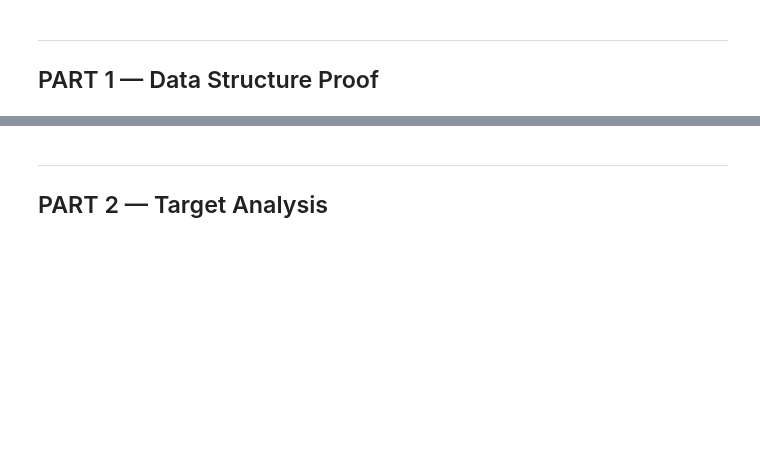
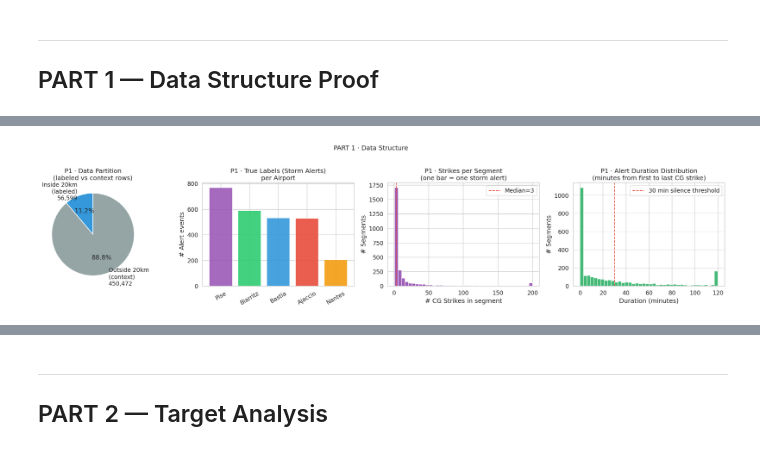
Before and after one commit to Tesfay-Hagos/data-Battle-2026, a Jupyter notebook: notebooks/03_final_eda_and_features.ipynb, the cells around one changed output, grey strips where cells are left out. Cells and saved outputs as stored; diff of their text form; code cells hidden in the pictures; blank space fills up the shorter version.

Commit message:
add report and other required datas here

```diff
--- a/notebooks/03_final_eda_and_features.ipynb
+++ b/notebooks/03_final_eda_and_features.ipynb
@@ -86,9 +105,29 @@ df_inside  = df[df["airport_alert_id"].notna()].copy()   # 56,599 labeled rows
 df_outside = df[df["airport_alert_id"].isna()].copy()    # 450,472 context rows
 df_cg      = df_inside[df_inside["icloud"] == False].copy()  # CG only = model input
 
+# ── TARGET DTYPE NORMALISATION ───────────────────────────────────────────────
+# Normalise explicitly so behaviour is predictable across all pandas versions.
+df_cg["is_last_lightning_cloud_ground"] = (
+    df_cg["is_last_lightning_cloud_ground"]
+    .map({True: True, False: False, 1: True, 0: False,
+          "True": True, "False": False, "true": True, "false": False})
+    .astype(bool)
+)
+df_inside["is_last_lightning_cloud_ground"] = (
+    df_inside["is_last_lightning_cloud_ground"]
+    .map({True: True, False: False, 1: True, 0: False,
+          "True": True, "False": False})
+    .astype(bool)
+)
+assert df_cg["is_last_lightning_cloud_ground"].sum() > 0, \
+    "No True labels found — check source data"
+print(f"✅ Target dtype : {df_cg['is_last_lightning_cloud_ground'].dtype}")
+print(f"✅ True count   : {df_cg['is_last_lightning_cloud_ground'].sum():,}")
+print(f"✅ False count  : {(~df_cg['is_last_lightning_cloud_ground']).sum():,}")
+
 log.info(f"Total rows          : {len(df):,}")
 log.info(f"Inside zone (labeled): {len(df_inside):,}")
 log.info(f"Outside zone (context): {len(df_outside):,}")
 log.info(f"CG strikes (train)  : {len(df_cg):,}")
 log.info(f"Airports            : {sorted(df['airport'].dropna().unique())}")
-log.info(f"True segments       : {(df_cg['is_last_lightning_cloud_ground']=='True').sum():,}")
+log.info(f"True segments       : {df_cg['is_last_lightning_cloud_ground'].sum():,}")
@@ -100,9 +143,9 @@ seg_stats = df_cg.groupby("segment_key").agg(
     airport      = ("airport", "first"),
     n_strikes    = ("lightning_id", "count"),
     n_true       = ("is_last_lightning_cloud_ground",
-                    lambda x: (x == "True").sum()),
+                    lambda x: x.sum()),
     n_false      = ("is_last_lightning_cloud_ground",
-                    lambda x: (x == "False").sum()),
+                    lambda x: (~x).sum()),
     duration_min = ("date",
                     lambda x: (x.max()-x.min()).total_seconds()/60),
     date_start   = ("date", "min"),
@@ -135,40 +221,42 @@ axes[0].pie(
 axes[0].set_title("P1 · Data Partition\n(labeled vs context rows)")
 
 # Bar: True label count per airport
-ap_true = df_cg[df_cg["is_last_lightning_cloud_ground"]=="True"]\
+ap_true = df_cg[df_cg["is_last_lightning_cloud_ground"]]\
     .groupby("airport").size().sort_values(ascending=False)
 axes[1].bar(ap_true.index, ap_true.values,
             color=[AP_COLORS.get(a,"gray") for a in ap_true.index],
             edgecolor="white", alpha=0.9)
 axes[1].set_title("P1 · True Labels (Storm Alerts)\nper Airport")
 axes[1].set_ylabel("# Alert events")
 axes[1].tick_params(axis="x", rotation=30)
 
 # Distribution of segment sizes
 axes[2].hist(seg_stats["n_strikes"].clip(0,200), bins=40,
              color="#8E44AD", edgecolor="white", alpha=0.85)
 axes[2].axvline(seg_stats["n_strikes"].median(),
                 color="#E74C3C", linestyle="--",
                 label=f"Median={seg_stats['n_strikes'].median():.0f}")
 axes[2].set_title("P1 · Strikes per Segment\n(one bar = one storm alert)")
 axes[2].set_xlabel("# CG Strikes in segment")
 axes[2].set_ylabel("# Segments")
 axes[2].legend()
 
 # Duration distribution
 axes[3].hist(seg_stats["duration_min"].clip(0,120), bins=40,
              color="#27AE60", edgecolor="white", alpha=0.85)
 axes[3].axvline(30, color="#E74C3C", linestyle="--",
                 label="30 min silence threshold")
 axes[3].set_title("P1 · Alert Duration Distribution\n(minutes from first to last CG strike)")
 axes[3].set_xlabel("Duration (minutes)")
 axes[3].set_ylabel("# Segments")
 axes[3].legend()
 
 plt.suptitle("PART 1 · Data Structure", fontsize=14, y=1.02)
 plt.tight_layout()
 save_to_drive(fig, FIG_DIR / "p1_data_structure.png")
 plt.show()
+# %% [output]
+[figure, added]
 # %%
 single_segs = seg_stats[seg_stats["n_strikes"] == 1]
 print(f"\nSingle-row segments: {len(single_segs)}")
```
Also changed, not shown: parts of 23 cells of this notebook, 37 other files.
